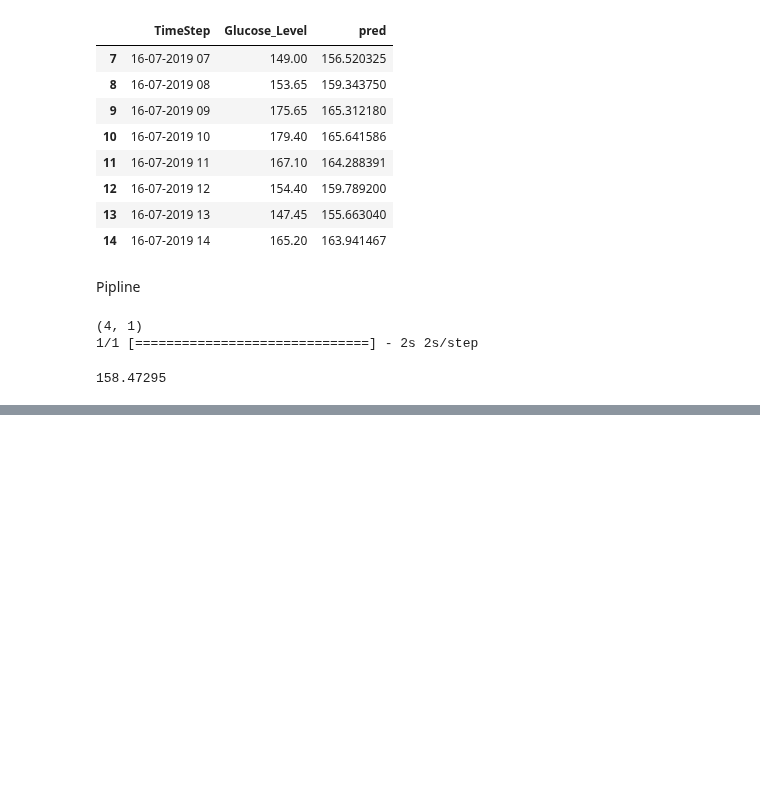
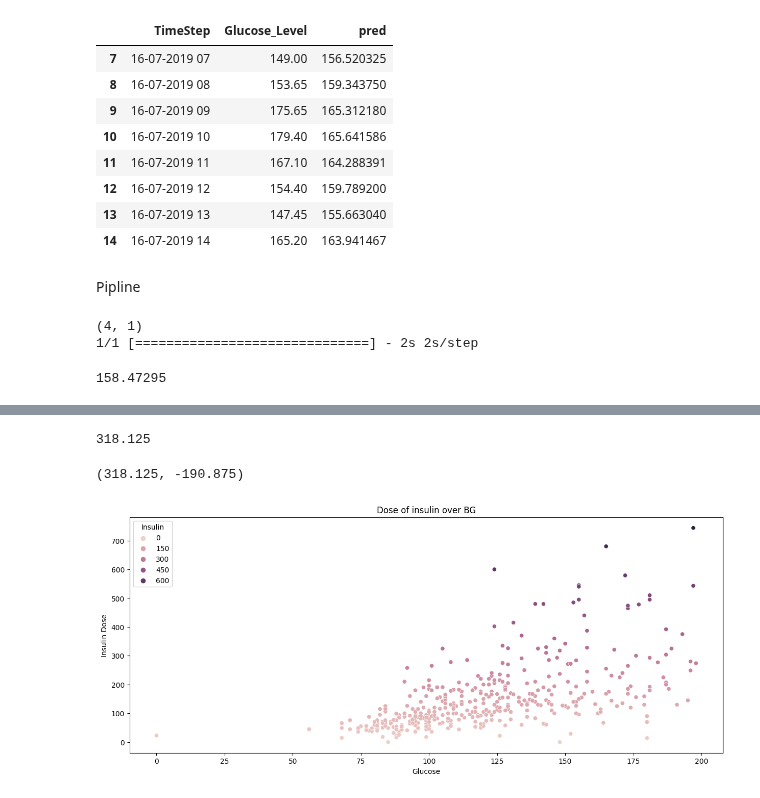
Before and after one commit to Pancrease/D-one, a Jupyter notebook: GlucForecast/GlucForecast.ipynb, the cells around one changed output, grey strips where cells are left out. Drawn from its saved outputs; the diff is of its cells as text; code cells hidden in the pictures; blank space fills up the shorter version.

Commit message:
feat: Insulin API Done!

```diff
--- a/GlucForecast/GlucForecast.ipynb
+++ b/GlucForecast/GlucForecast.ipynb
@@ -764,0 +570,10 @@ GlucForecast_Pipline([167.1 , 154.4 , 147.45, 165.2 ])
+# %%
+import pandas as pd
+import numpy as np
+from sklearn.model_selection import train_test_split
+from sklearn.linear_model import LinearRegression
+from sklearn.preprocessing import MinMaxScaler,StandardScaler
+from sklearn import metrics
+
+inslin_data = pd.read_csv("/content/diabetes.csv")
+inslin_data.head(10)
@@ -764,0 +592,3 @@ GlucForecast_Pipline([167.1 , 154.4 , 147.45, 165.2 ])
+# %%
+inslin_data = inslin_data[['Glucose','Insulin']]
+inslin_data
@@ -764,0 +609,6 @@ GlucForecast_Pipline([167.1 , 154.4 , 147.45, 165.2 ])
+# %%
+indexAge = inslin_data[ inslin_data.Insulin == 0 ].index
+inslin_data.drop(indexAge , inplace=True)
+inslin_data.loc[0] = [148,0]
+inslin_data.loc[7] = [85,0]
+inslin_data.loc[13] = [101,180]
@@ -764,0 +655,34 @@ GlucForecast_Pipline([167.1 , 154.4 , 147.45, 165.2 ])
+# %%
+def detect_outliers(data,column,q1=.25,q3=.75):
+    quantile1 = data[column].quantile(q1)
+    quantile3 = data[column].quantile(q3)
+    IQR =  quantile3 - quantile1
+    up_limit = quantile3 + (IQR*1.5)
+    low_limit = quantile1 - (IQR*1.5)
+
+    return up_limit, low_limit
+
+def repplace_outlier(data,column):
+    up_limit, low_limit = detect_outliers(data,column)
+    print(up_limit)
+    data.loc[(data[column] > up_limit),column] = up_limit
+    data.loc[(data[column] < low_limit),column] = low_limit
+
+# repplace_outlier(inslin_data,'Insulin')
+# inslin_data.Insulin = inslin_data.Insulin.astype(int)
+detect_outliers(inslin_data,'Insulin')
+# %% [output]
+318.125
+(318.125, -190.875)
+# %%
+import seaborn as sns
+
+# Plot means for training set
+plt.figure(figsize=(15,6))
+sns.scatterplot(data=inslin_data, x=inslin_data.Glucose,  y=inslin_data.Insulin,hue=inslin_data.Insulin)
+plt.title('Dose of insulin over BG')
+plt.xlabel('Glucose')
+plt.ylabel('Insulin Dose')
+plt.show()
+# %% [output]
+[figure, added]
```
Also changed, not shown: parts of 36 cells of this notebook, 5 other files.
